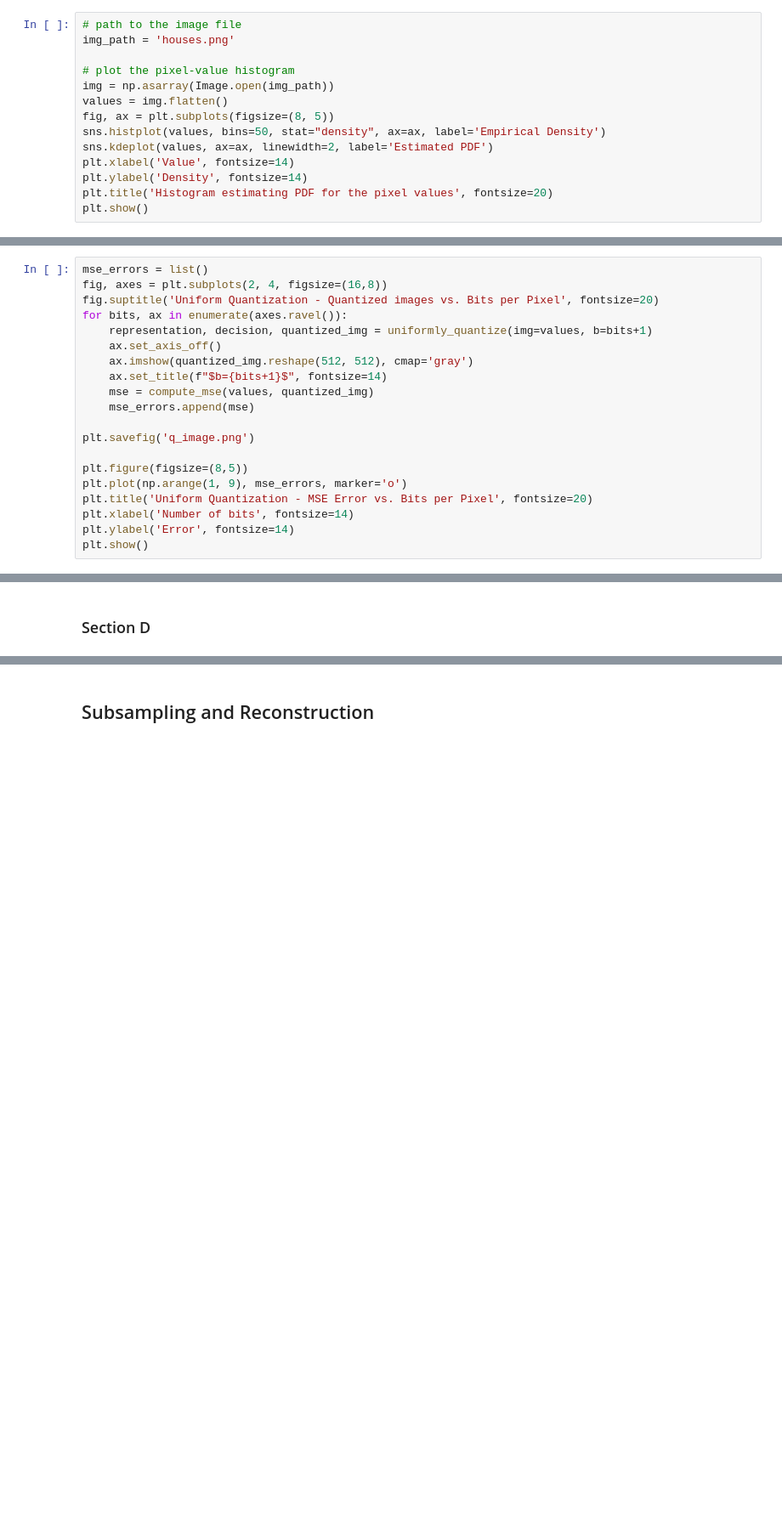
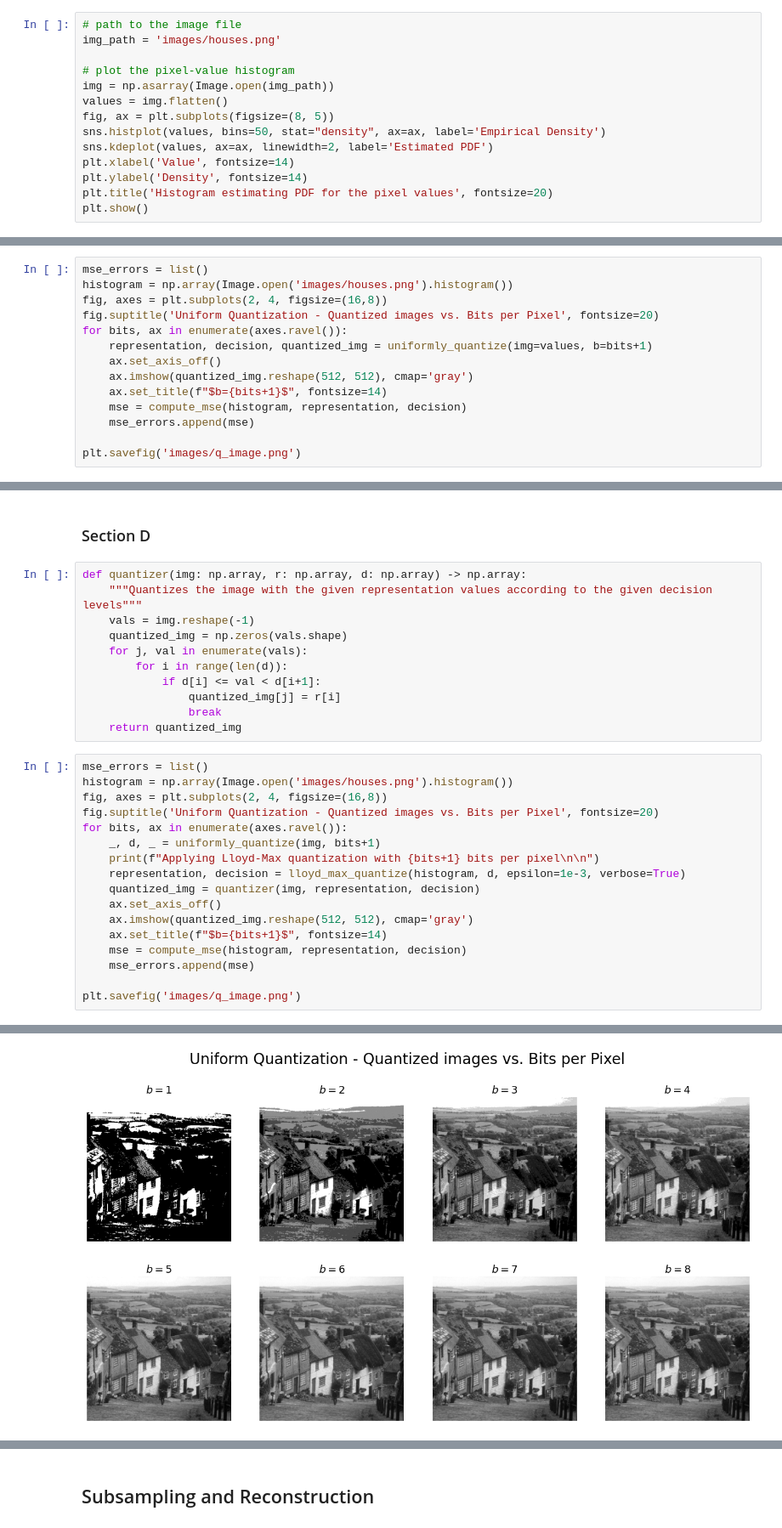
Before and after one commit to zakcory/signal_proc, a Jupyter notebook: HW1/hw1.ipynb, the cells around one changed output, grey strips where cells are left out. Shown at 85% size. Cells and saved outputs as stored; diff of their text form; blank space fills up the shorter version.

```diff
--- a/HW1/hw1.ipynb
+++ b/HW1/hw1.ipynb
@@ -12,7 +12,7 @@ import seaborn as sns
 ### Section A
 # %%
 # path to the image file
-img_path = 'houses.png'
+img_path = 'images/houses.png'
 
 # plot the pixel-value histogram
 img = np.asarray(Image.open(img_path))
@@ -82,5 +117,6 @@ def compute_mse(img: np.array, quantized_img: np.array) -> float:
 # %%
 mse_errors = list()
+histogram = np.array(Image.open('images/houses.png').histogram())
 fig, axes = plt.subplots(2, 4, figsize=(16,8))
 fig.suptitle('Uniform Quantization - Quantized images vs. Bits per Pixel', fontsize=20)
 for bits, ax in enumerate(axes.ravel()):
@@ -88,16 +124,9 @@ for bits, ax in enumerate(axes.ravel()):
     ax.set_axis_off()
     ax.imshow(quantized_img.reshape(512, 512), cmap='gray')
     ax.set_title(f"$b={bits+1}$", fontsize=14)
-    mse = compute_mse(values, quantized_img)
+    mse = compute_mse(histogram, representation, decision)
     mse_errors.append(mse)
 
-plt.savefig('q_image.png')
-
-plt.figure(figsize=(8,5))
-plt.plot(np.arange(1, 9), mse_errors, marker='o')
-plt.title('Uniform Quantization - MSE Error vs. Bits per Pixel', fontsize=20)
-plt.xlabel('Number of bits', fontsize=14)
-plt.ylabel('Error', fontsize=14)
-plt.show()
+plt.savefig('images/q_image.png')
 # %% [output]
 [figure]
@@ -248,2 +266,31 @@ def lloyd_max(histogram: list, decisions: np.array, epsilon: float) -> (np.array
 # %% [markdown]
 ### Section D
+# %%
+def quantizer(img: np.array, r: np.array, d: np.array) -> np.array:
+    """Quantizes the image with the given representation values according to the given decision levels"""
+    vals = img.reshape(-1)
+    quantized_img = np.zeros(vals.shape)
+    for j, val in enumerate(vals):
+        for i in range(len(d)):
+            if d[i] <= val < d[i+1]:
+                quantized_img[j] = r[i]
+                break
+    return quantized_img
+# %%
+mse_errors = list()
+histogram = np.array(Image.open('images/houses.png').histogram())
+fig, axes = plt.subplots(2, 4, figsize=(16,8))
+fig.suptitle('Uniform Quantization - Quantized images vs. Bits per Pixel', fontsize=20)
+for bits, ax in enumerate(axes.ravel()):
+    _, d, _ = uniformly_quantize(img, bits+1)
+    print(f"Applying Lloyd-Max quantization with {bits+1} bits per pixel\n\n")
+    representation, decision = lloyd_max_quantize(histogram, d, epsilon=1e-3, verbose=True)
+    quantized_img = quantizer(img, representation, decision)
+    ax.set_axis_off()
+    ax.imshow(quantized_img.reshape(512, 512), cmap='gray')
+    ax.set_title(f"$b={bits+1}$", fontsize=14)
+    mse = compute_mse(histogram, representation, decision)
+    mse_errors.append(mse)
+
+plt.savefig('images/q_image.png')
+# %% [output]
@@ -250 +314,2 @@ def lloyd_max(histogram: list, decisions: np.array, epsilon: float) -> (np.array
+[figure, added]
 # %%
```
Also changed, not shown: parts of 30 cells of this notebook.
